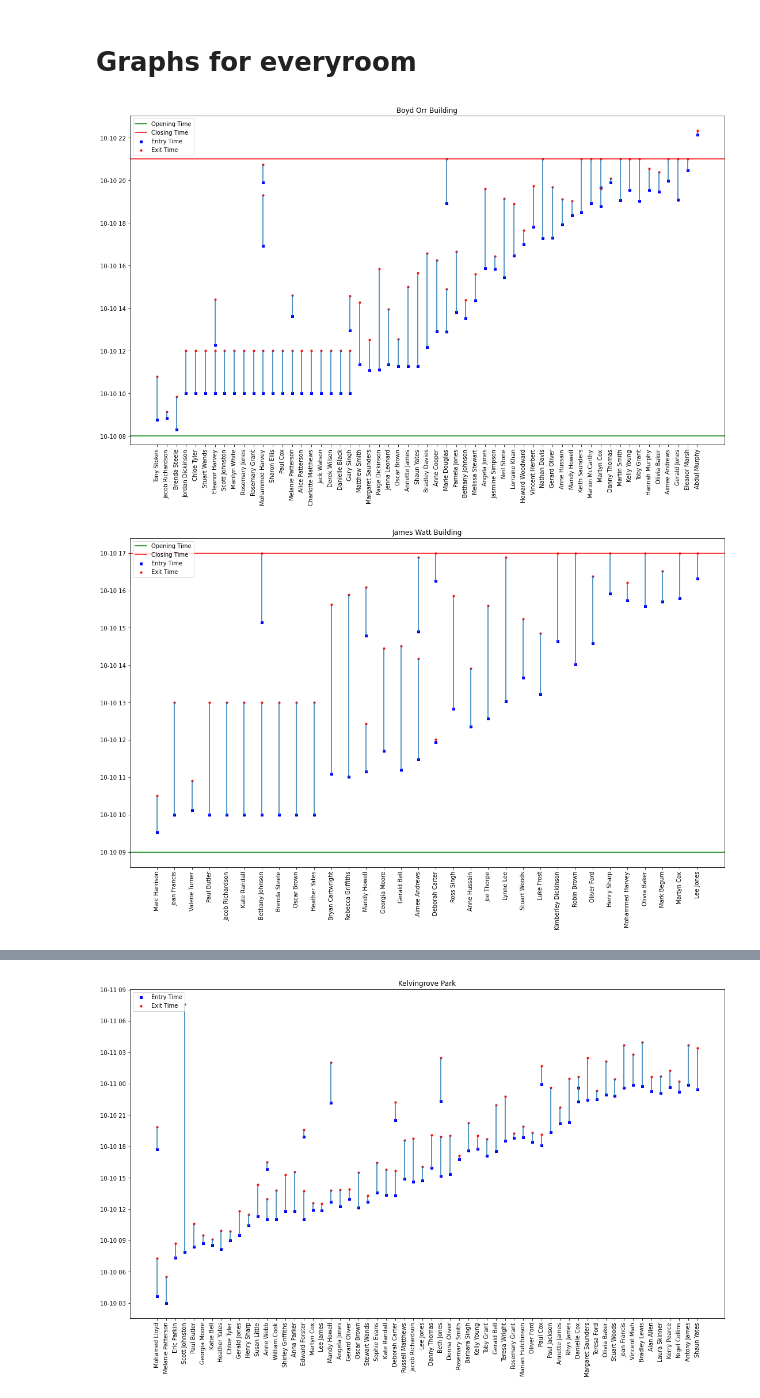
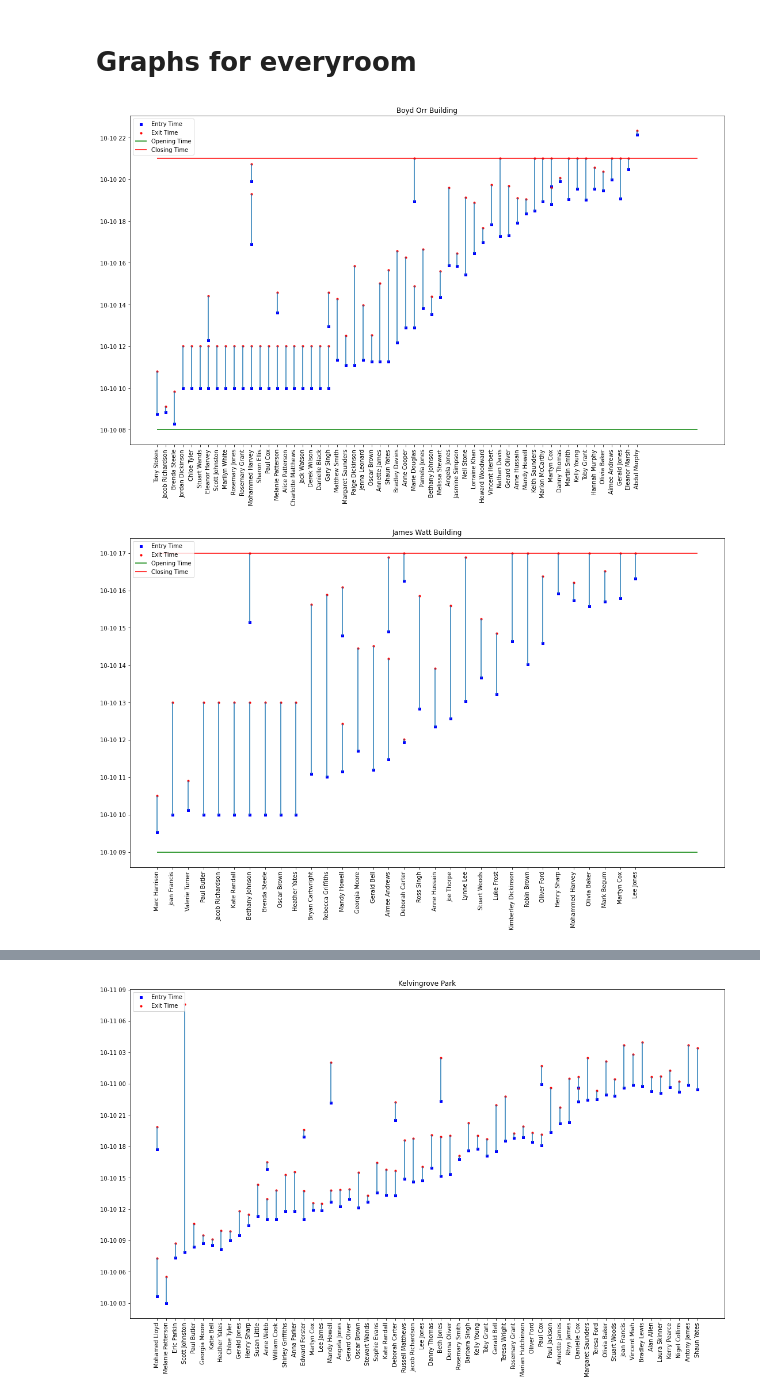
Before and after one commit to SamSJackson/GUTS2022, a Jupyter notebook: security file analysis.ipynb, the cells around one changed output, grey strips where cells are left out. Saved outputs shown, nothing was run; the diff lists cells and outputs as text; code cells hidden in the pictures.

Commit message:
graphs as html

```diff
--- a/security file analysis.ipynb
+++ b/security file analysis.ipynb
@@ -183,12 +163,34 @@ dataframe[dataframe['Name']== 'Lee James']
 | 626 | 2522391J | Lee James | Queen Margaret Union | 2235-2300 | 2235 | 2300 |
 # %% [markdown]
 # Graphs for everyroom
+# %%
+def create_figure(location, opening, closing):
+    place = newdataframe[newdataframe['Location']== location]
+    fig  = plt.figure()
+    fig.set_size_inches(18.5, 10.5)
+    ax1 = fig.add_subplot(111)
+
+    ax1.scatter(place['Name'], place['Start'], s=10, c='b', marker="s", label='Entry Time')
+    ax1.scatter(place['Name'],place['End'], s=10, c='r', marker="o", label='Exit Time')
+
+    xmax = len(list(newdataframe[newdataframe['Location']== location].Name))-1
+
+    ax1.vlines(place['Name'], place['Start'], place['End'])
+    ax1.hlines(opening, 0, xmax, color='g', linestyle='-', label = 'Opening Time')
+    ax1.hlines(closing, 0, xmax, color='r', linestyle='-', label = 'Closing Time')
+
+    plt.xticks(rotation = 'vertical')
+    plt.legend(loc='upper left')
+    plt.title(location)
+    with open(f"{location}.html", "w") as f:
+            test = mpld3.fig_to_html(plt.gcf())
+            f.write(test)
 # %%
-graphoverlaps('Boyd Orr Building', datetime(2022,10,10,8), datetime(2022,10,10,21))
+create_figure('Boyd Orr Building', datetime(2022,10,10,8), datetime(2022,10,10,21))
 # %% [output]
-[figure, old version]
+[figure, new version]
 # %%
-graphoverlaps('James Watt Building', datetime(2022,10,10,9), datetime(2022,10,10,17))
+create_figure('James Watt Building', datetime(2022,10,10,9), datetime(2022,10,10,17))
 # %% [output]
-[figure, old version]
+[figure, new version]
 # %%
```
Also changed, not shown: parts of 17 cells of this notebook, 14 other files.
